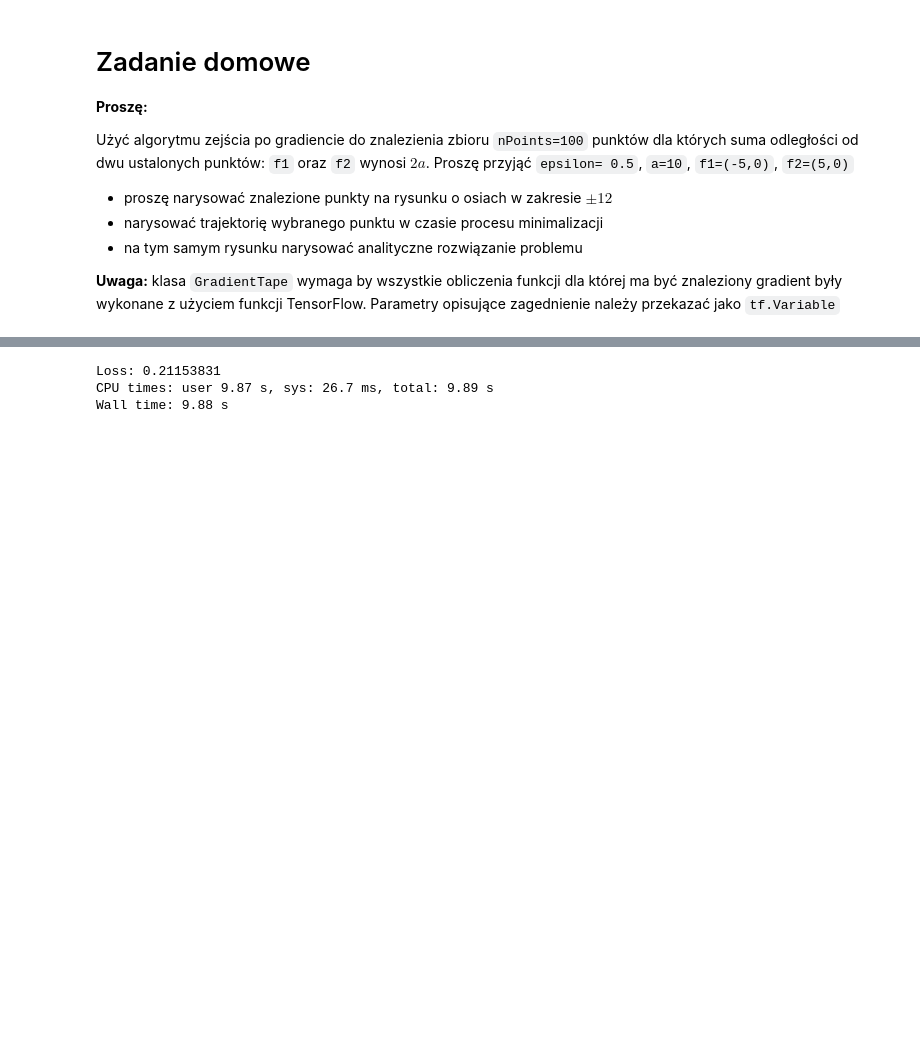
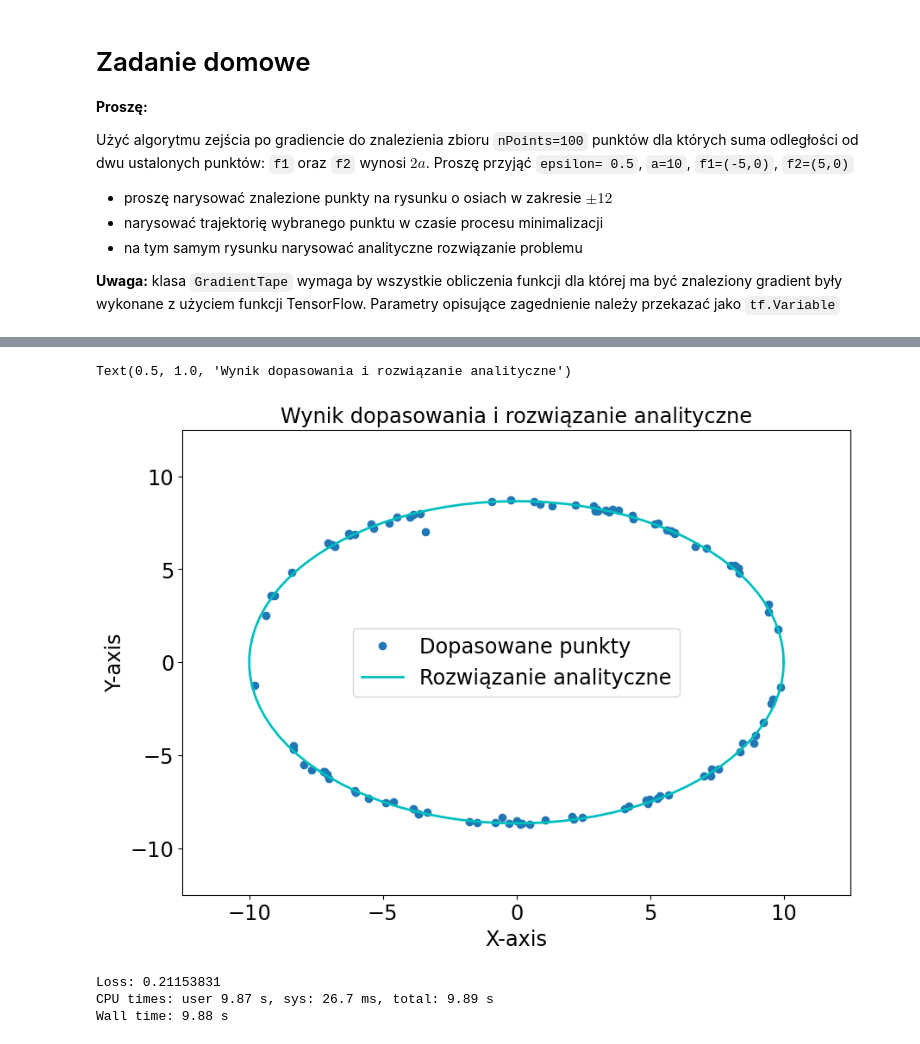
Before and after one commit to bkasza/MLII, a Jupyter notebook: 05.03/02_Podstawowe_pojecia.ipynb, the cells around one changed output, grey strips where cells are left out. Cells and saved outputs as stored; diff of their text form; code cells hidden in the pictures; blank space fills up the shorter version.

```diff
--- a/05.03/02_Podstawowe_pojecia.ipynb
+++ b/05.03/02_Podstawowe_pojecia.ipynb
@@ -852,0 +912,55 @@ Proszę przyjąć `epsilon= 0.5`, `a=10`, `f1=(-5,0)`, `f2=(5,0)`
+# %%
+%time
+"wstepna wektoryzacja"
+import numpy as np
+import tensorflow as tf
+import matplotlib.pyplot as plt
+
+nPoints = 100
+epsilon = 0.5  # traktuje jako warunek tolerancji, czyli w tej granicy precyzji akceptuje rozwiazanie
+a = 10
+f1 = (-5, 0)
+f2 = (5, 0)
+f_stack = np.stack([f1, f2])
+
+def get_analytic():
+    global a, f1, f2
+    center = np.mean([f1, f2], axis=0)
+    c = np.linalg.norm(np.array(f1) - center)
+    b = np.sqrt(a**2 - c**2)
+    t = np.linspace(0, 2 * np.pi, 100)
+    x = a * np.cos(t) + center[0]
+    y = b * np.sin(t) + center[1]
+    return x, y
+
+def loss_function(p_batch, f_stack):
+    d = tf.norm(f_stack - tf.expand_dims(p_batch, axis=1), axis=2)
+    d_sum = tf.reduce_sum(d, axis=1)
+    return tf.abs(d_sum - 2 * a)
+
+"inicjalizacja punktow jako wektor"
+weights = tf.Variable(((np.random.default_rng().random((nPoints, 2)) - 0.5) * 20))
+nIterations = 100
+lr = 0.1
+
+for iter in range(nIterations):
+    with tf.GradientTape() as tape:
+        loss = loss_function(weights, f_stack)
+    gradients = tape.gradient(loss, weights)
+    weights.assign_sub(lr * gradients)
+    # if tf.reduce_max(loss) < epsilon:
+    #     break
+
+points = weights.numpy()
+plt.plot(points[:, 0], points[:, 1], 'o', label='Dopasowane punkty')
+
+x_analytic, y_analytic = get_analytic()
+plt.plot(x_analytic, y_analytic, 'c-', linewidth=2, label='Rozwiązanie analityczne')
+
+plt.ylim(-12.5, 12.5)
+plt.xlim(-12.5, 12.5)
+plt.legend()
+plt.xlabel('X-axis')
+plt.ylabel('Y-axis')
+plt.title('Wynik dopasowania i rozwiązanie analityczne')
+# %% [output]
@@ -853,3 +969,5 @@ Proszę przyjąć `epsilon= 0.5`, `a=10`, `f1=(-5,0)`, `f2=(5,0)`
+Text(0.5, 1.0, 'Wynik dopasowania i rozwiązanie analityczne')
+[figure, added]
 # %%
 %%time
 
```
Also changed, not shown: parts of 4 cells of this notebook.
